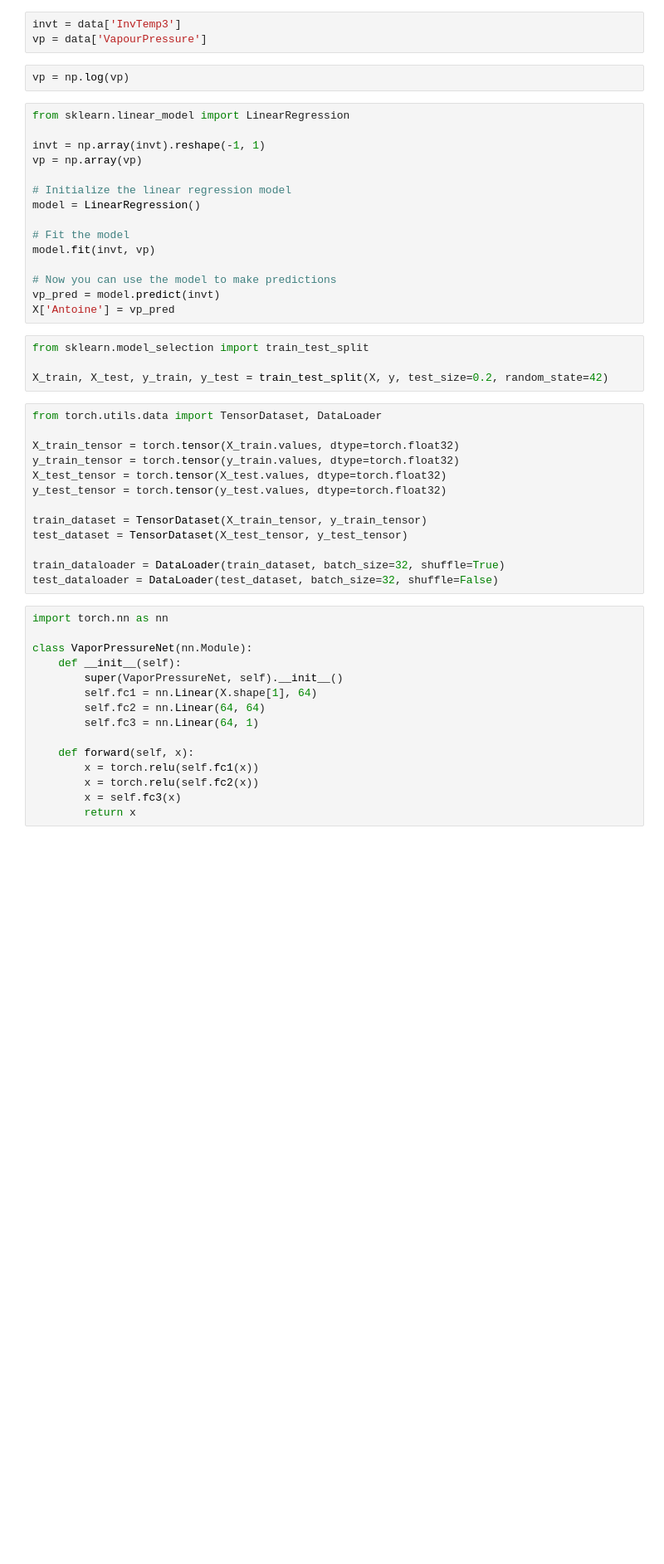
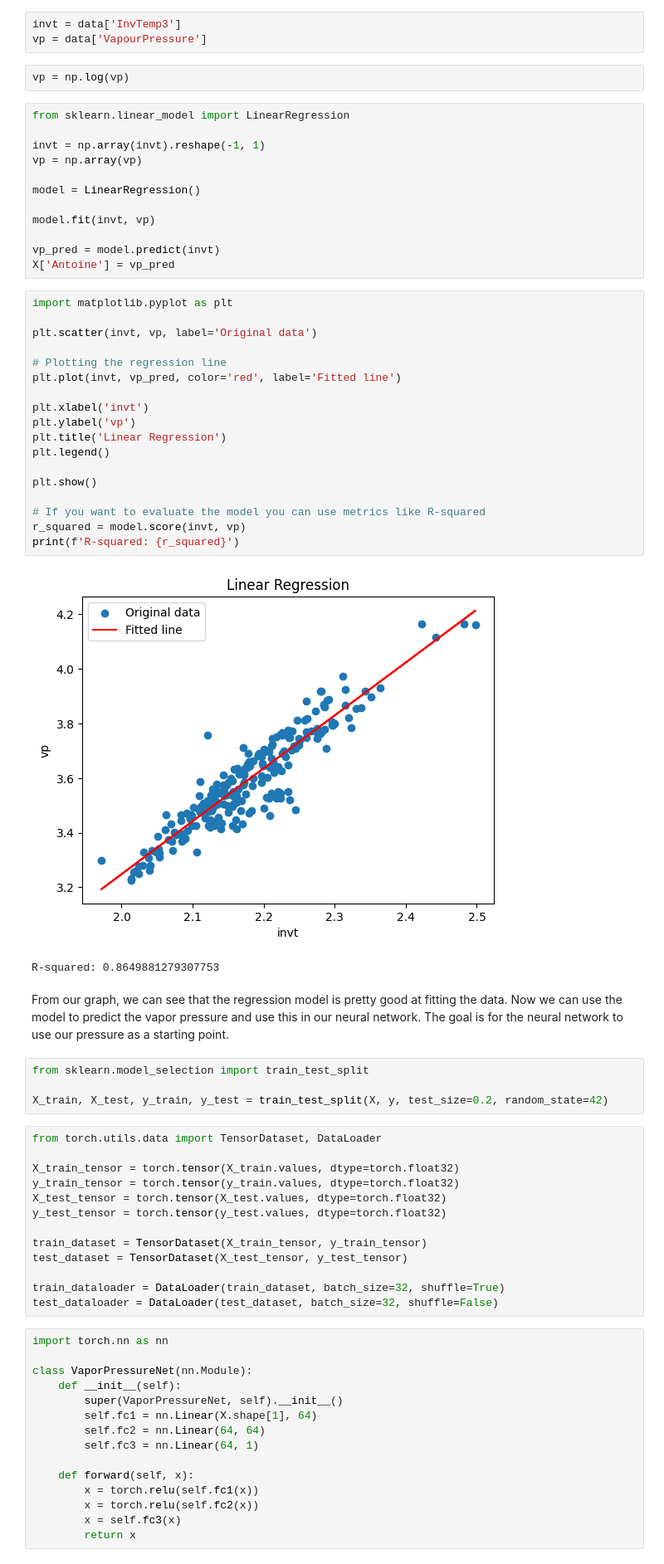
Before and after one commit to Daniel-Muller45/Distillation-ML, a Jupyter notebook: nn/distillation.ipynb, the cells around one changed output. Shown at 83% size. Drawn from its saved outputs; the diff is of its cells as text; blank space fills up the shorter version.

```diff
--- a/nn/distillation.ipynb
+++ b/nn/distillation.ipynb
@@ -19,15 +31,37 @@ from sklearn.linear_model import LinearRegression
 invt = np.array(invt).reshape(-1, 1)
 vp = np.array(vp)
 
-# Initialize the linear regression model
 model = LinearRegression()
 
-# Fit the model
 model.fit(invt, vp)
 
-# Now you can use the model to make predictions
 vp_pred = model.predict(invt)
 X['Antoine'] = vp_pred
+# %%
+import matplotlib.pyplot as plt
+
+plt.scatter(invt, vp, label='Original data')
+
+# Plotting the regression line
+plt.plot(invt, vp_pred, color='red', label='Fitted line')
+
+plt.xlabel('invt')
+plt.ylabel('vp')
+plt.title('Linear Regression')
+plt.legend()
+
+plt.show()
+
+# If you want to evaluate the model you can use metrics like R-squared
+r_squared = model.score(invt, vp)
+print(f'R-squared: {r_squared}')
+# %% [output]
+[figure, added]
+R-squared: 0.8649881279307753
+# %% [markdown]
+From our graph, we can see that the regression model is pretty good at fitting the data.
+Now we can use the model to predict the vapor pressure and use this in our neural network.
+The goal is for the neural network to use our pressure as a starting point.
 # %%
 from sklearn.model_selection import train_test_split
 
```
Also changed, not shown: parts of 8 cells of this notebook, 1 other file.
